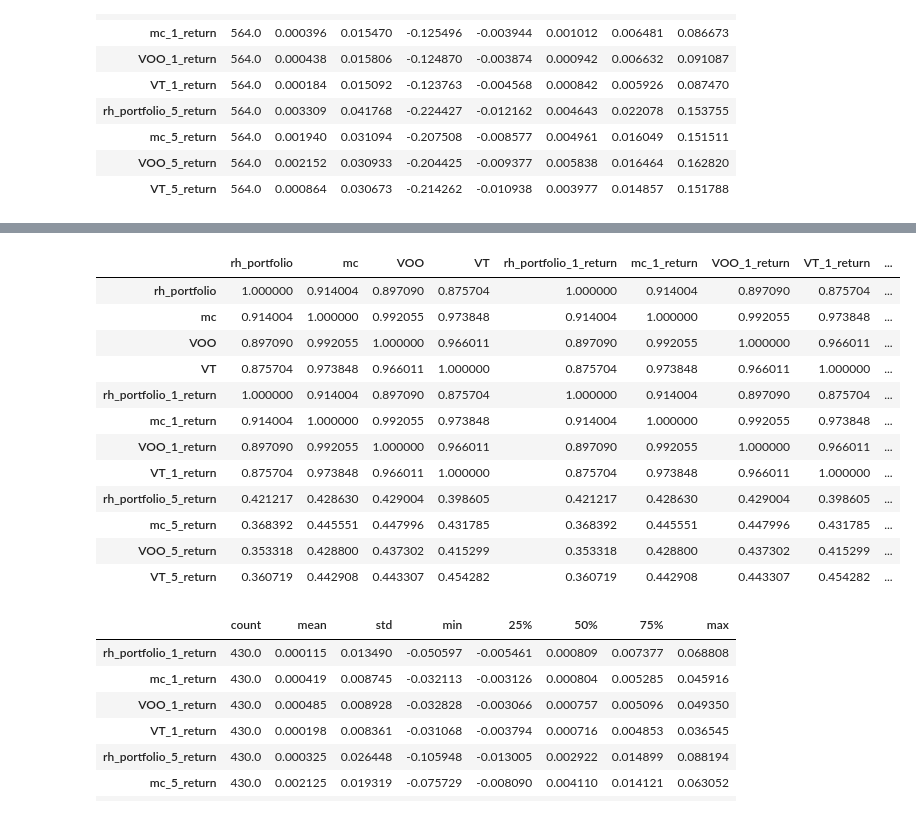
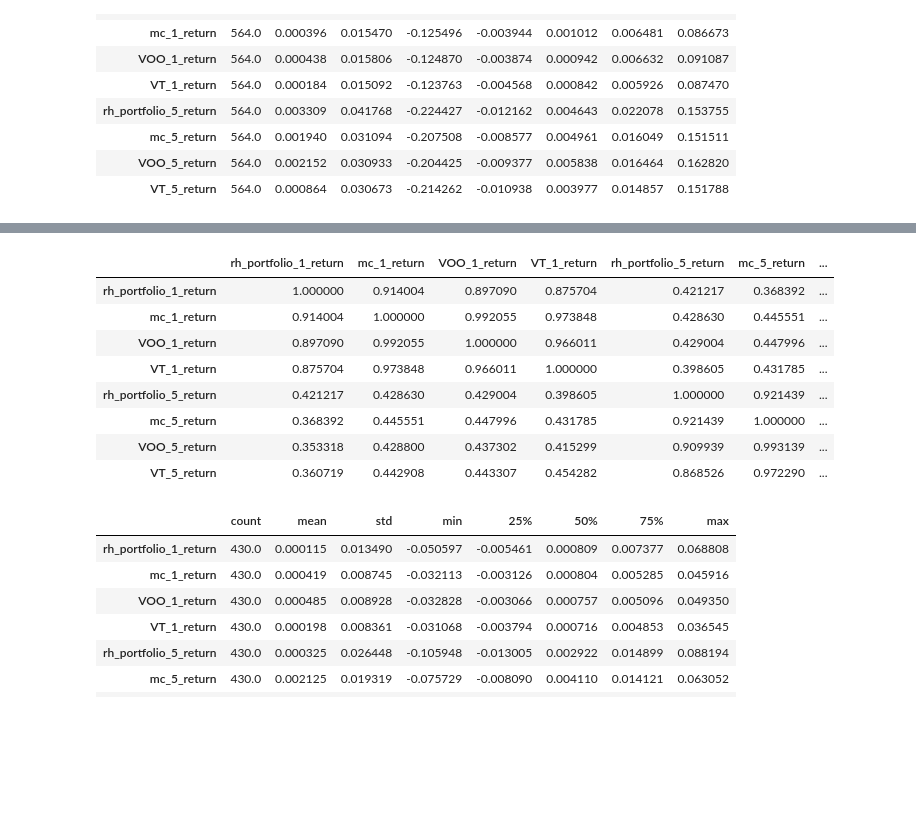
Before and after one commit to FedericoCortesi/Robinhood_data, a Jupyter notebook: notebooks/test.ipynb, the cells around one changed output, grey strips where cells are left out. Cells and saved outputs as stored; diff of their text form; code cells hidden in the pictures; blank space fills up the shorter version.

```diff
--- a/notebooks/test.ipynb
+++ b/notebooks/test.ipynb
@@ -692,2 +694,2 @@ Merging...
 # %%
-an.plot_returns_timeseries(returns_kwargs={"horizons":[1, 5], "start_date":None, "cumulative":False})
+an.return_params = {"horizons":[1, 5], "start_date":None, "cumulative":False}
@@ -731,2 +737,2 @@ ret.describe().T
 # %%
-an.plot_returns_timeseries(returns_kwargs={"horizons":[1, 5], "start_date":None, "end_date":"2020-02-03", "cumulative":False})
+an.return_params = {"horizons":[1, 5], "start_date":None, "end_date":"2020-02-03", "cumulative":False}
@@ -743,22 +751,18 @@ an.plot_returns_cdfs(returns_kwargs={"horizons":[1, 5], "start_date":None, "end_
 # %%
-ret = an.build_returns(**{"horizons":[1, 5], "start_date":None, "end_date":"2020-02-03", "cumulative":False})[0]
+ret = an.build_returns()[0]
 cols_to_keep = [col for col in ret.columns if col.endswith("return")]
-
+ret = ret[cols_to_keep]
 ret.corr()
 # %% [output]
-|  | rh_portfolio | mc | VOO | VT | rh_portfolio_1_return | mc_1_return | VOO_1_return | VT_1_return | ... |
-| rh_portfolio | 1.000000 | 0.914004 | 0.897090 | 0.875704 | 1.000000 | 0.914004 | 0.897090 | 0.875704 | ... |
-| mc | 0.914004 | 1.000000 | 0.992055 | 0.973848 | 0.914004 | 1.000000 | 0.992055 | 0.973848 | ... |
-| VOO | 0.897090 | 0.992055 | 1.000000 | 0.966011 | 0.897090 | 0.992055 | 1.000000 | 0.966011 | ... |
-| VT | 0.875704 | 0.973848 | 0.966011 | 1.000000 | 0.875704 | 0.973848 | 0.966011 | 1.000000 | ... |
-| rh_portfolio_1_return | 1.000000 | 0.914004 | 0.897090 | 0.875704 | 1.000000 | 0.914004 | 0.897090 | 0.875704 | ... |
-| mc_1_return | 0.914004 | 1.000000 | 0.992055 | 0.973848 | 0.914004 | 1.000000 | 0.992055 | 0.973848 | ... |
-| VOO_1_return | 0.897090 | 0.992055 | 1.000000 | 0.966011 | 0.897090 | 0.992055 | 1.000000 | 0.966011 | ... |
-| VT_1_return | 0.875704 | 0.973848 | 0.966011 | 1.000000 | 0.875704 | 0.973848 | 0.966011 | 1.000000 | ... |
-| rh_portfolio_5_return | 0.421217 | 0.428630 | 0.429004 | 0.398605 | 0.421217 | 0.428630 | 0.429004 | 0.398605 | ... |
-| mc_5_return | 0.368392 | 0.445551 | 0.447996 | 0.431785 | 0.368392 | 0.445551 | 0.447996 | 0.431785 | ... |
-| VOO_5_return | 0.353318 | 0.428800 | 0.437302 | 0.415299 | 0.353318 | 0.428800 | 0.437302 | 0.415299 | ... |
-| VT_5_return | 0.360719 | 0.442908 | 0.443307 | 0.454282 | 0.360719 | 0.442908 | 0.443307 | 0.454282 | ... |
+|  | rh_portfolio_1_return | mc_1_return | VOO_1_return | VT_1_return | rh_portfolio_5_return | mc_5_return | ... |
+| rh_portfolio_1_return | 1.000000 | 0.914004 | 0.897090 | 0.875704 | 0.421217 | 0.368392 | ... |
+| mc_1_return | 0.914004 | 1.000000 | 0.992055 | 0.973848 | 0.428630 | 0.445551 | ... |
+| VOO_1_return | 0.897090 | 0.992055 | 1.000000 | 0.966011 | 0.429004 | 0.447996 | ... |
+| VT_1_return | 0.875704 | 0.973848 | 0.966011 | 1.000000 | 0.398605 | 0.431785 | ... |
+| rh_portfolio_5_return | 0.421217 | 0.428630 | 0.429004 | 0.398605 | 1.000000 | 0.921439 | ... |
+| mc_5_return | 0.368392 | 0.445551 | 0.447996 | 0.431785 | 0.921439 | 1.000000 | ... |
+| VOO_5_return | 0.353318 | 0.428800 | 0.437302 | 0.415299 | 0.909939 | 0.993139 | ... |
+| VT_5_return | 0.360719 | 0.442908 | 0.443307 | 0.454282 | 0.868526 | 0.972290 | ... |
 # %%
 desc = ret.describe().T
 desc
```
Also changed, not shown: parts of 17 cells of this notebook, 55 other files.
